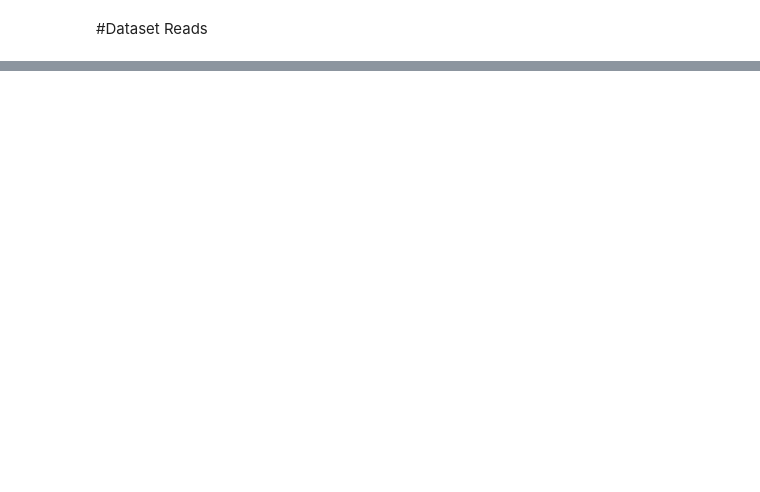
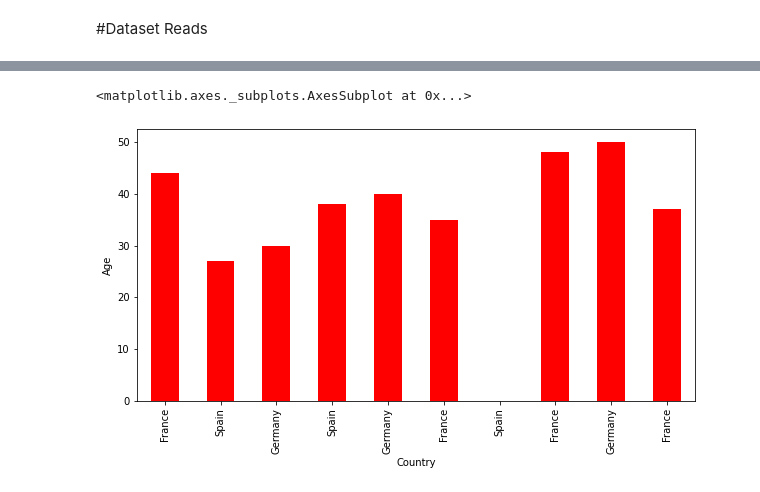
Before and after one commit to ekramasif/Basic-Machine-Learning, a Jupyter notebook: pd_np.ipynb, the cells around one changed output, grey strips where cells are left out. Drawn from its saved outputs; the diff is of its cells as text; code cells hidden in the pictures; blank space fills up the shorter version.

```diff
--- a/pd_np.ipynb
+++ b/pd_np.ipynb
@@ -63,0 +40,3 @@ df.head(5)
+# %%
+df = df.fillna(0)
+df.head()
@@ -80,0 +57,12 @@ train_Data, test_Data, train_Out, test_Out = train_test_split(train_Data, train_
+# %%
+df.set_index('Country')["Age"].plot.bar(
+    xlabel='Country',
+    ylabel='Age',
+    rot=90,
+    figsize=(10,5),
+    fontsize=10,
+    color="red"
+    )
+# %% [output]
+<matplotlib.axes._subplots.AxesSubplot at 0x...>
+[figure, added]
```
Also changed, not shown: parts of 15 cells of this notebook.
